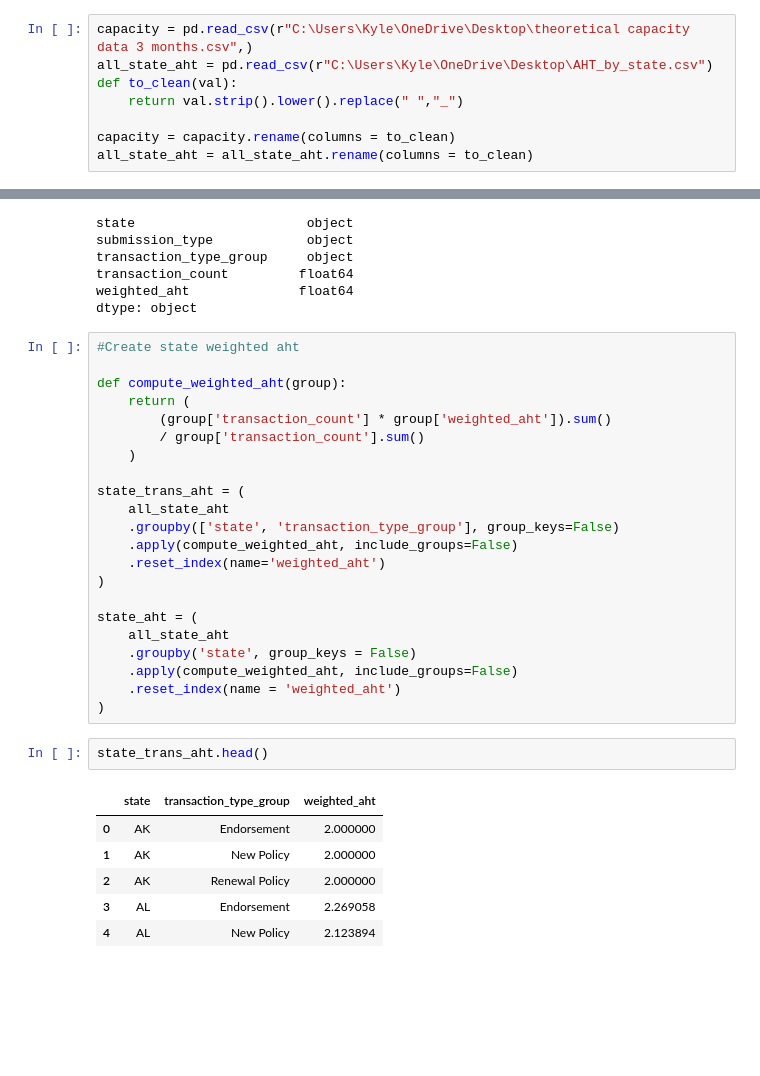
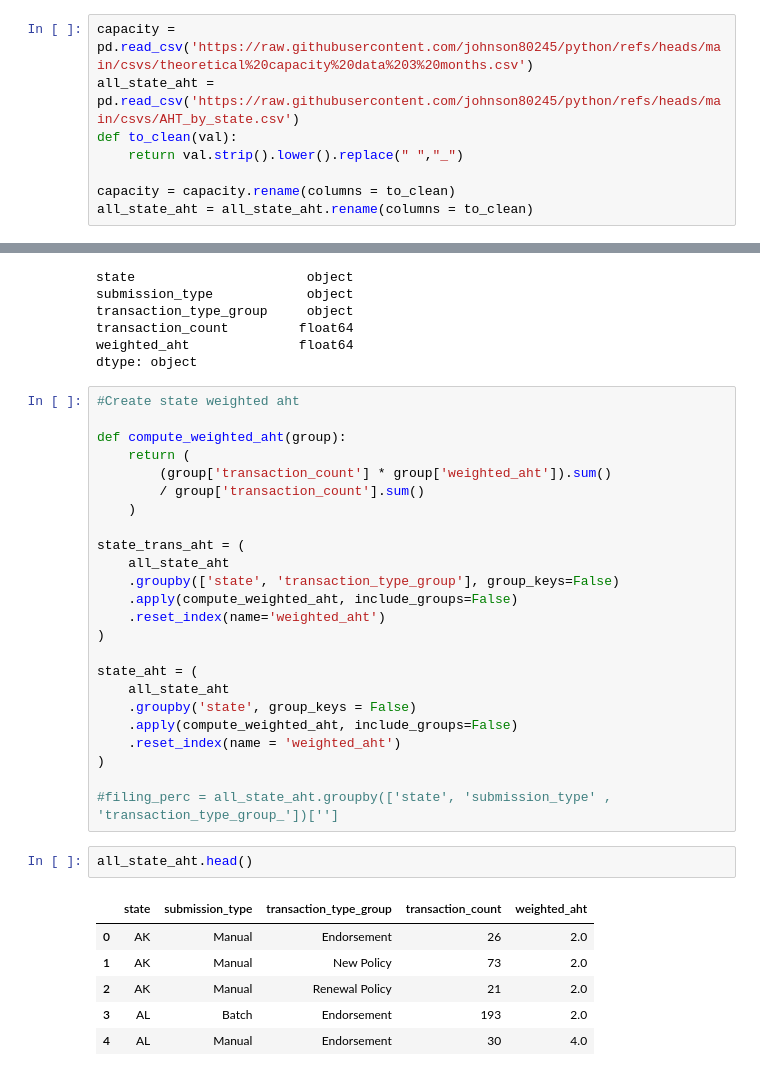
Before and after one commit to johnson80245/python, a Jupyter notebook: Personal Projects/capacity.ipynb, the cells around one changed output, grey strips where cells are left out. Cells and saved outputs as stored; diff of their text form; blank space fills up the shorter version.

```diff
--- a/Personal Projects/capacity.ipynb
+++ b/Personal Projects/capacity.ipynb
@@ -4,8 +4,8 @@ import numpy as np
 import matplotlib.pyplot as plt
 import seaborn as sns
 # %%
-capacity = pd.read_csv(r"C:\Users\Kyle\OneDrive\Desktop\theoretical capacity data 3 months.csv",)
-all_state_aht = pd.read_csv(r"C:\Users\Kyle\OneDrive\Desktop\AHT_by_state.csv")
+capacity = pd.read_csv('https://raw.githubusercontent.com/johnson80245/python/refs/heads/main/csvs/theoretical%20capacity%20data%203%20months.csv')
+all_state_aht = pd.read_csv('https://raw.githubusercontent.com/johnson80245/python/refs/heads/main/csvs/AHT_by_state.csv')
 def to_clean(val):
     return val.strip().lower().replace(" ","_")
 
@@ -162,12 +171,14 @@ state_aht = (
     .apply(compute_weighted_aht, include_groups=False)
     .reset_index(name = 'weighted_aht')
 )
+
+#filing_perc = all_state_aht.groupby(['state', 'submission_type' , 'transaction_type_group_'])['']
 # %%
-state_trans_aht.head()
+all_state_aht.head()
 # %% [output]
-|  | state | transaction_type_group | weighted_aht |
-| 0 | AK | Endorsement | 2.000000 |
-| 1 | AK | New Policy | 2.000000 |
-| 2 | AK | Renewal Policy | 2.000000 |
-| 3 | AL | Endorsement | 2.269058 |
-| 4 | AL | New Policy | 2.123894 |
+|  | state | submission_type | transaction_type_group | transaction_count | weighted_aht |
+| 0 | AK | Manual | Endorsement | 26 | 2.0 |
+| 1 | AK | Manual | New Policy | 73 | 2.0 |
+| 2 | AK | Manual | Renewal Policy | 21 | 2.0 |
+| 3 | AL | Batch | Endorsement | 193 | 2.0 |
+| 4 | AL | Manual | Endorsement | 30 | 4.0 |
```
Also changed, not shown: parts of 2 cells of this notebook.
